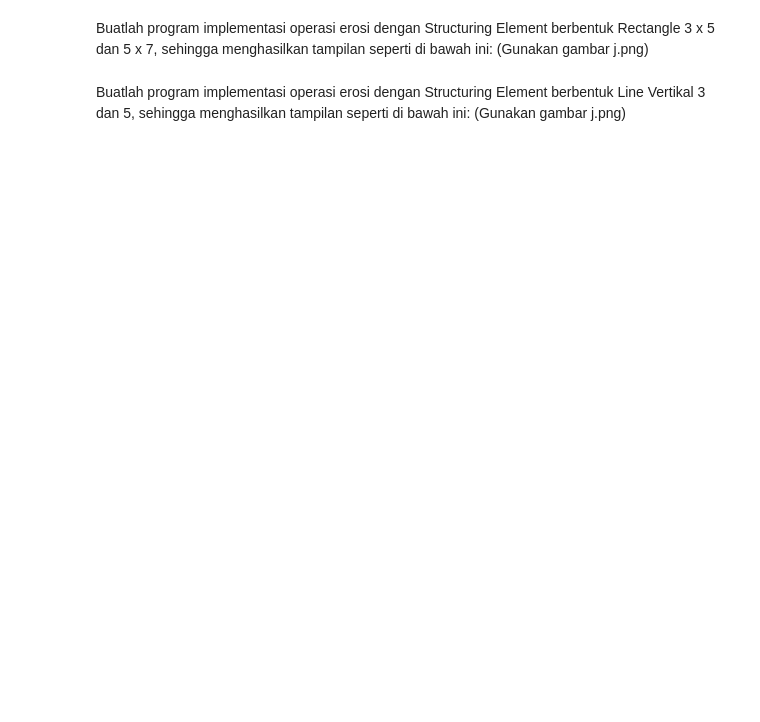
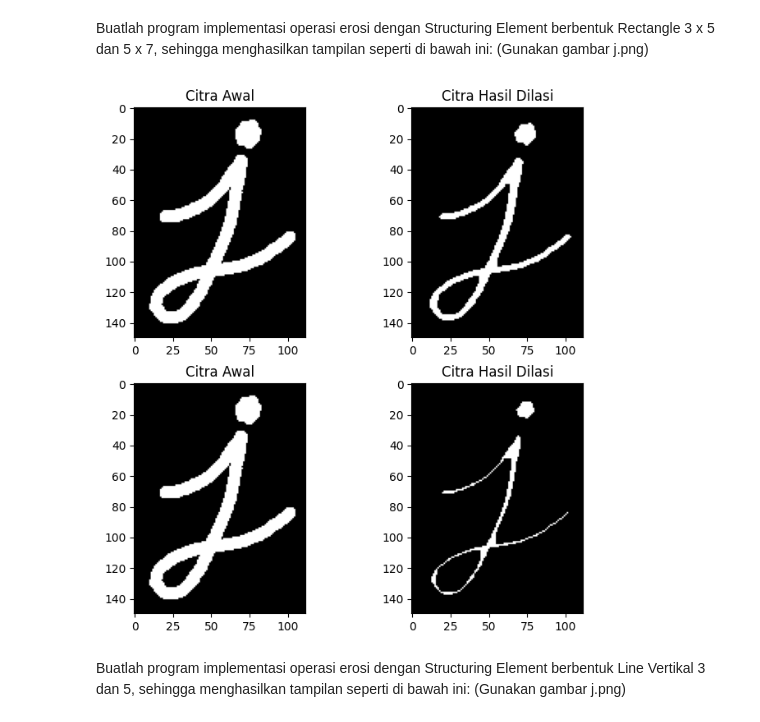
Before and after one commit to MahisaAghisni/PCVK_GENAP_2023, a Jupyter notebook: week9.ipynb, the cells around one changed output. Saved outputs shown, nothing was run; the diff lists cells and outputs as text; code cells hidden in the pictures; blank space fills up the shorter version.

```diff
--- a/week9.ipynb
+++ b/week9.ipynb
@@ -222,4 +322,31 @@ Buatlah program implementasi operasi dilasi dengan Structuring Element berbentuk
 # %% [markdown]
 Buatlah program implementasi operasi erosi dengan Structuring Element berbentuk Rectangle 3 x 5 dan 5 x 7, sehingga menghasilkan tampilan seperti di bawah ini: (Gunakan gambar j.png)
+# %%
+# Load image
+img11 = cv2.imread('/content/drive/MyDrive/Colab Notebooks/Semester 6/Images/j.png')
+
+# Define structuring element circular 3x3 and 5x5
+kernel3 = cv2.getStructuringElement(cv2.MORPH_RECT, (3,5))
+kernel5 = cv2.getStructuringElement(cv2.MORPH_RECT, (5,7))
+
+# Dilate image with circular 3x3 kernel
+dilation3 = cv2.erode(img11, kernel3, iterations=1)
+
+# Dilate image with circular 5x5 kernel
+dilation5 = cv2.erode(img11, kernel5, iterations=1)
+
+# Show original image and dilated images
+fig, axs = plt.subplots(2, 2, figsize=(8, 8))
+axs[0, 0].imshow(img11, cmap='gray')
+axs[0, 0].set_title('Citra Awal')
+axs[0, 1].imshow(dilation3, cmap='gray')
+axs[0, 1].set_title('Citra Hasil Dilasi')
+axs[1, 0].imshow(img11, cmap='gray')
+axs[1, 0].set_title('Citra Awal')
+axs[1, 1].imshow(dilation5, cmap='gray')
+axs[1, 1].set_title('Citra Hasil Dilasi')
+plt.show()
+# %% [output]
+[figure, added]
 # %% [markdown]
 Buatlah program implementasi operasi erosi dengan Structuring Element berbentuk Line Vertikal 3 dan 5, sehingga menghasilkan tampilan seperti di bawah ini: (Gunakan gambar j.png)
```
Also changed, not shown: parts of 5 cells of this notebook.
